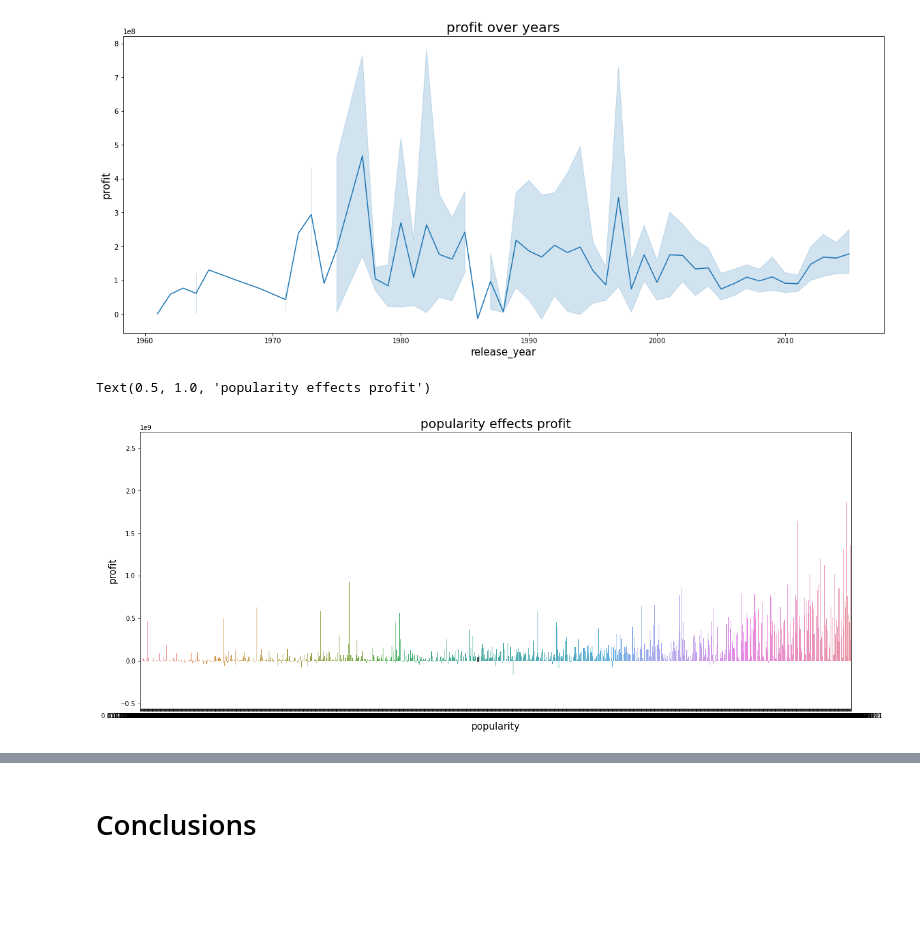
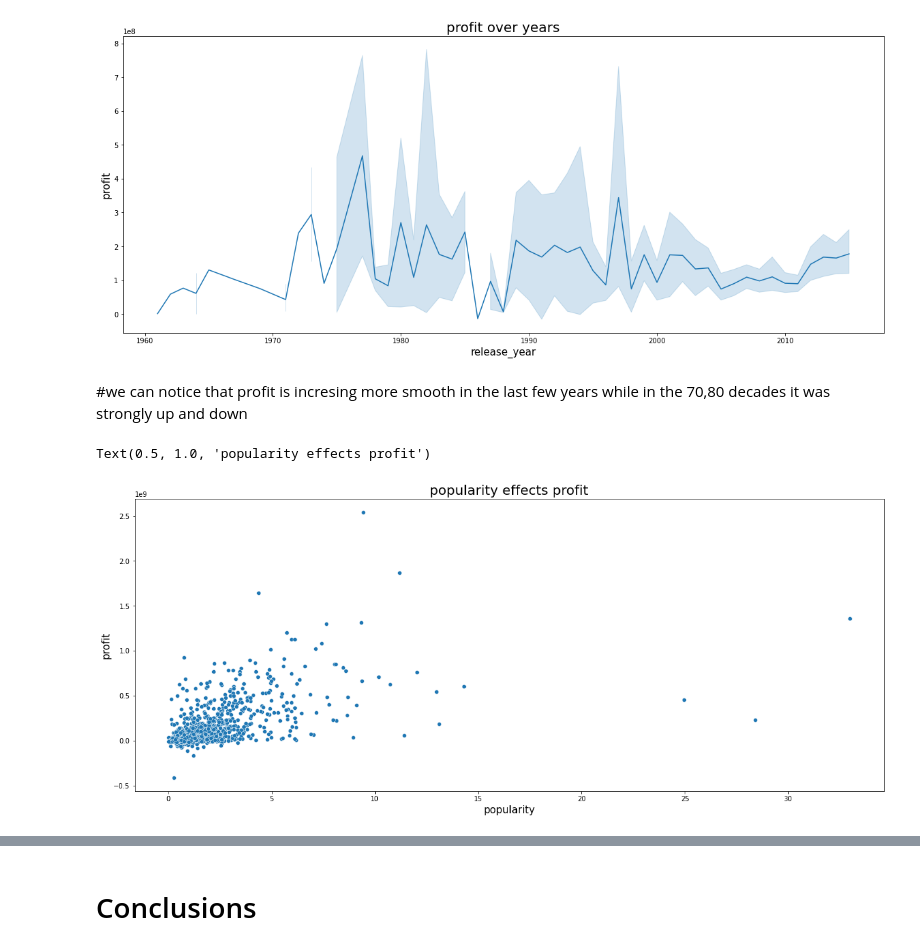
Before and after one commit to johnbeniamin/TMDB, a Jupyter notebook: investigate-a-dataset-template.ipynb, the cells around one changed output, grey strips where cells are left out. Drawn from its saved outputs; the diff is of its cells as text; code cells hidden in the pictures; blank space fills up the shorter version.

```diff
--- a/investigate-a-dataset-template.ipynb
+++ b/investigate-a-dataset-template.ipynb
@@ -155,7 +153,9 @@ Text(0.5, 1.0, 'profit over years')
+# %% [markdown]
+#we can notice that profit is incresing more smooth in the last few years while in the 70,80 decades it was strongly up and down
 # %%
 # we can examine relation of popularity with profit
-sns.barplot(data=df, x="popularity", y="profit")
+sns.scatterplot(data=df, x="popularity", y="profit")
 plt.title("popularity effects profit")
 # %% [output]
 Text(0.5, 1.0, 'popularity effects profit')
-[figure, old version]
+[figure, new version]
```
Also changed, not shown: parts of 12 cells of this notebook, 1 other file.
